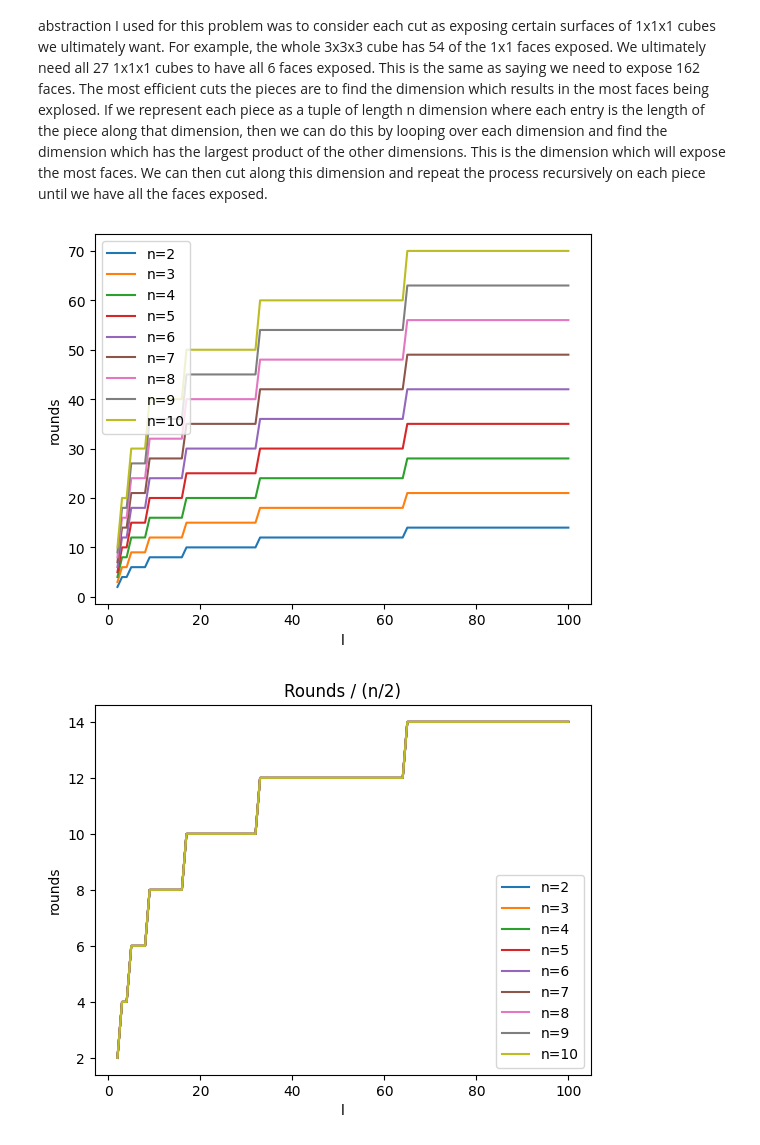
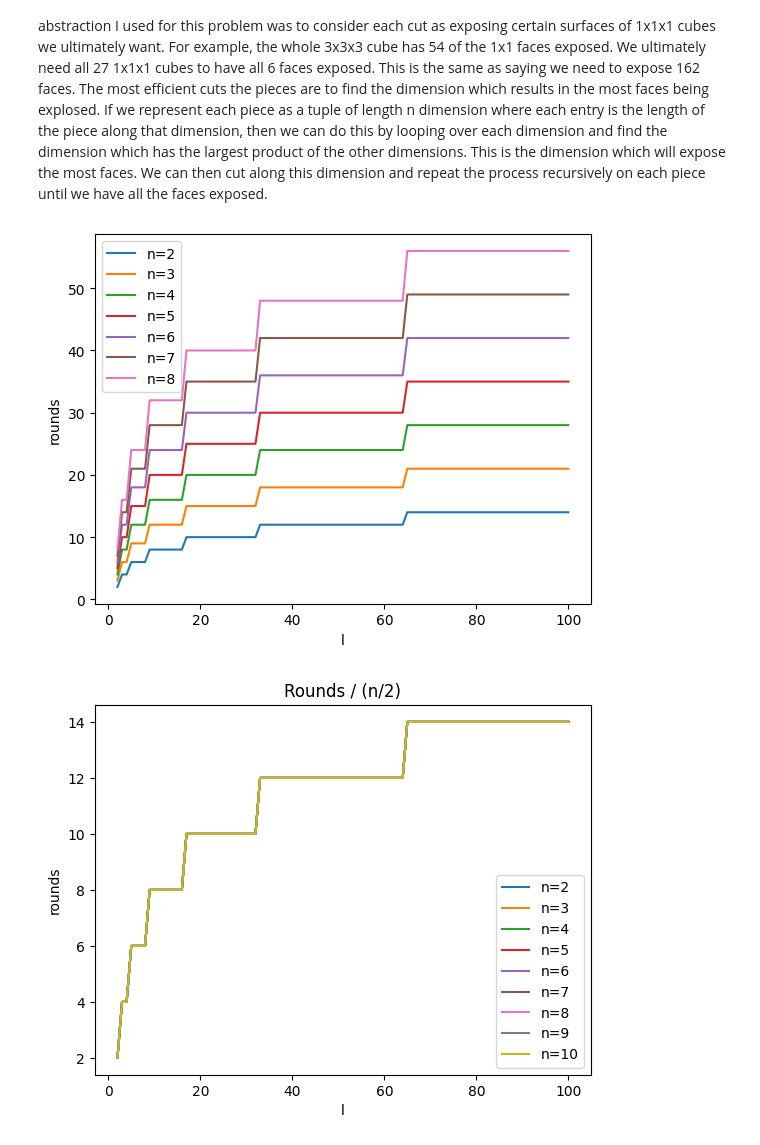
Before and after one commit to xavierdurawa/XPC, a Jupyter notebook: 09-22-24/09-22-24.ipynb, the cells around one changed output. Saved outputs shown, nothing was run; the diff lists cells and outputs as text; code cells hidden in the pictures.

```diff
--- a/09-22-24/09-22-24.ipynb
+++ b/09-22-24/09-22-24.ipynb
@@ -67,27 +67,27 @@ def find_minium_rounds(n, l):
 # %%
 import matplotlib.pyplot as plt
 import numpy as np
 
 # Parameter sweeping
-ns = [n for n in range(2, 11)]
+ns = [n for n in range(2, 9)]
 ls = [l for l in range(2, 101)]
 results = []
 for n in ns:
     for l in ls:
         results.append((n, l, find_minium_rounds(n, l)))
         # print(f"n: {n}, l: {l}, rounds: {results[-1][2]}")
 
 # plot results - show lines plots for each n
 for n in ns:
     x = [result[1] for result in results if result[0] == n]
     y = [result[2] for result in results if result[0] == n]
     plt.plot(x, y, label=f"n={n}")
 plt.xlabel("l")
 plt.ylabel("rounds")
 plt.legend()
 plt.show()
 # %% [output]
-[figure, old version]
+[figure, new version]
 # %%
 # Show plot that illustrates that each line is just a factor difference from each other
 for n in ns:
```
Also changed, not shown: 4 other files.
